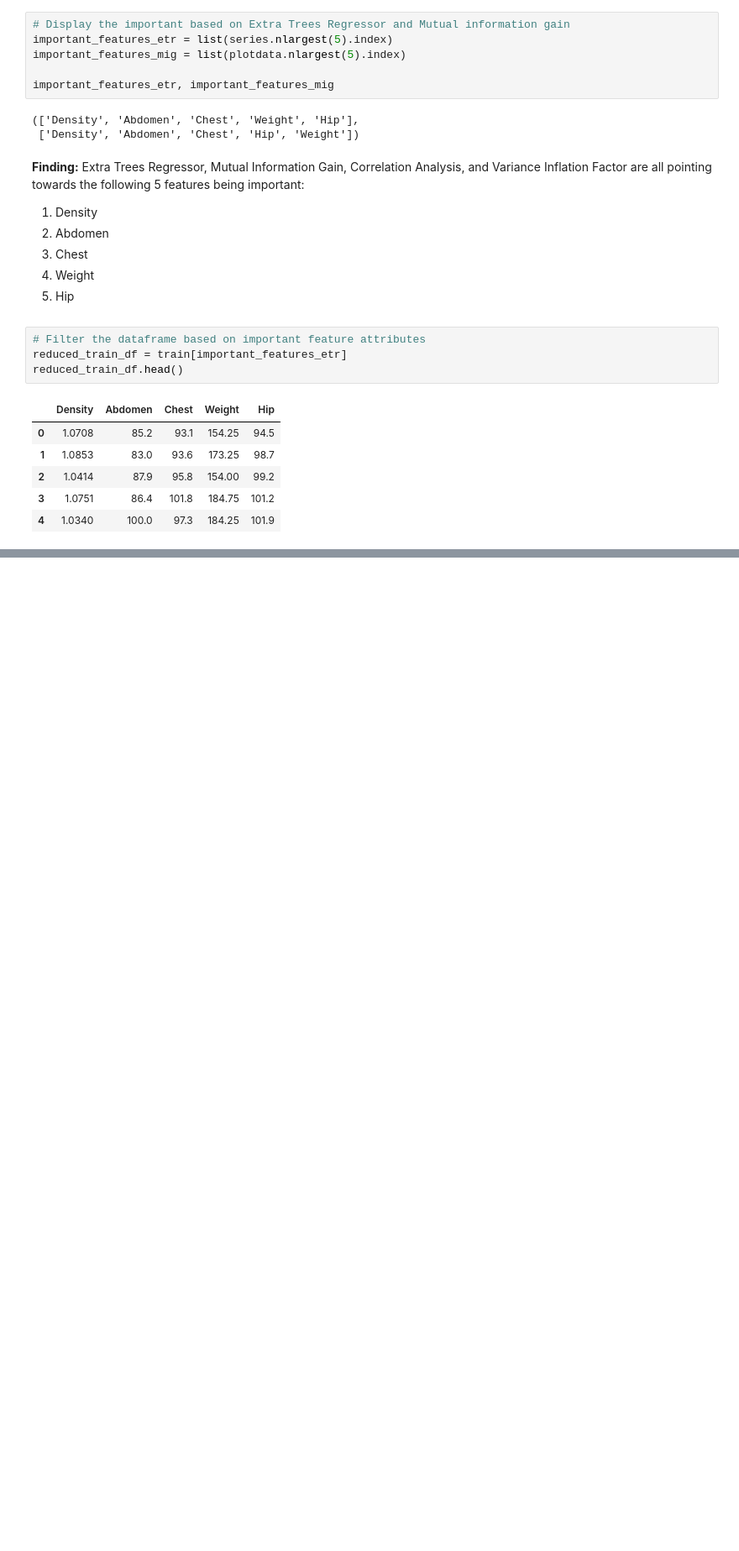
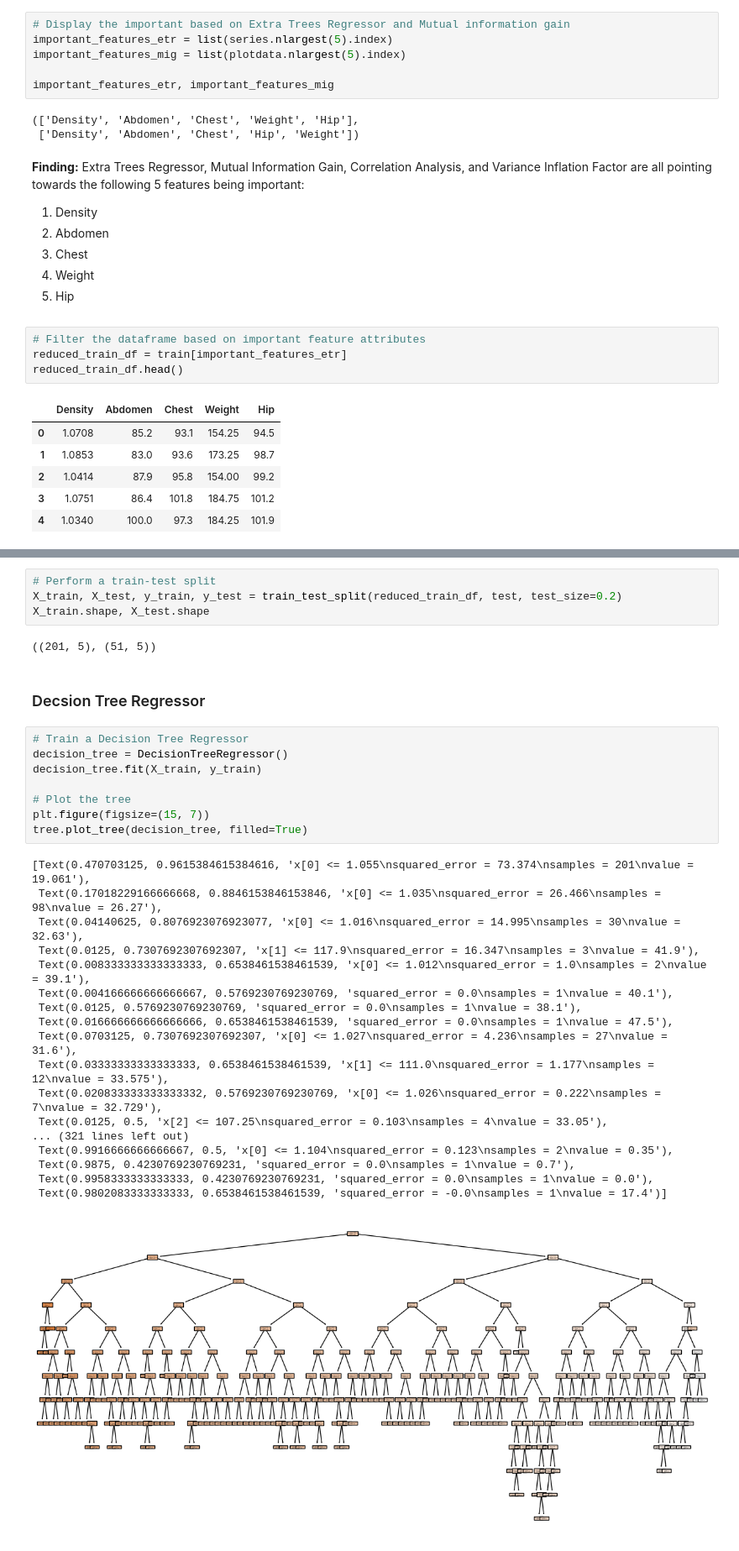
Before and after one commit to Aniket-Mahindrakar/Body-Fat-Estimation, a Jupyter notebook: Body Fat Prediction.ipynb, the cells around one changed output, grey strips where cells are left out. Shown at 84% size. Saved outputs shown, nothing was run; the diff lists cells and outputs as text; blank space fills up the shorter version.

Commit message:
Performed Model Training

```diff
--- a/Body Fat Prediction.ipynb
+++ b/Body Fat Prediction.ipynb
@@ -292,0 +307,35 @@ reduced_train_df.head()
+# %%
+# Perform a train-test split
+X_train, X_test, y_train, y_test = train_test_split(reduced_train_df, test, test_size=0.2)
+X_train.shape, X_test.shape
+# %% [output]
+((201, 5), (51, 5))
+# %% [markdown]
+<h3>Decsion Tree Regressor</h3>
+# %%
+# Train a Decision Tree Regressor
+decision_tree = DecisionTreeRegressor()
+decision_tree.fit(X_train, y_train)
+
+# Plot the tree
+plt.figure(figsize=(15, 7))
+tree.plot_tree(decision_tree, filled=True)
+# %% [output]
+[Text(0.470703125, 0.9615384615384616, 'x[0] <= 1.055\nsquared_error = 73.374\nsamples = 201\nvalue = 19.061'),
+ Text(0.17018229166666668, 0.8846153846153846, 'x[0] <= 1.035\nsquared_error = 26.466\nsamples = 98\nvalue = 26.27'),
+ Text(0.04140625, 0.8076923076923077, 'x[0] <= 1.016\nsquared_error = 14.995\nsamples = 30\nvalue = 32.63'),
+ Text(0.0125, 0.7307692307692307, 'x[1] <= 117.9\nsquared_error = 16.347\nsamples = 3\nvalue = 41.9'),
+ Text(0.008333333333333333, 0.6538461538461539, 'x[0] <= 1.012\nsquared_error = 1.0\nsamples = 2\nvalue = 39.1'),
+ Text(0.004166666666666667, 0.5769230769230769, 'squared_error = 0.0\nsamples = 1\nvalue = 40.1'),
+ Text(0.0125, 0.5769230769230769, 'squared_error = 0.0\nsamples = 1\nvalue = 38.1'),
+ Text(0.016666666666666666, 0.6538461538461539, 'squared_error = 0.0\nsamples = 1\nvalue = 47.5'),
+ Text(0.0703125, 0.7307692307692307, 'x[0] <= 1.027\nsquared_error = 4.236\nsamples = 27\nvalue = 31.6'),
+ Text(0.03333333333333333, 0.6538461538461539, 'x[1] <= 111.0\nsquared_error = 1.177\nsamples = 12\nvalue = 33.575'),
+ Text(0.020833333333333332, 0.5769230769230769, 'x[0] <= 1.026\nsquared_error = 0.222\nsamples = 7\nvalue = 32.729'),
+ Text(0.0125, 0.5, 'x[2] <= 107.25\nsquared_error = 0.103\nsamples = 4\nvalue = 33.05'),
+... (321 lines left out)
+ Text(0.9916666666666667, 0.5, 'x[0] <= 1.104\nsquared_error = 0.123\nsamples = 2\nvalue = 0.35'),
+ Text(0.9875, 0.4230769230769231, 'squared_error = 0.0\nsamples = 1\nvalue = 0.7'),
+ Text(0.9958333333333333, 0.4230769230769231, 'squared_error = 0.0\nsamples = 1\nvalue = 0.0'),
+ Text(0.9802083333333333, 0.6538461538461539, 'squared_error = -0.0\nsamples = 1\nvalue = 17.4')]
+[figure, added]
```
Also changed, not shown: parts of 23 cells of this notebook, 1 other file.
